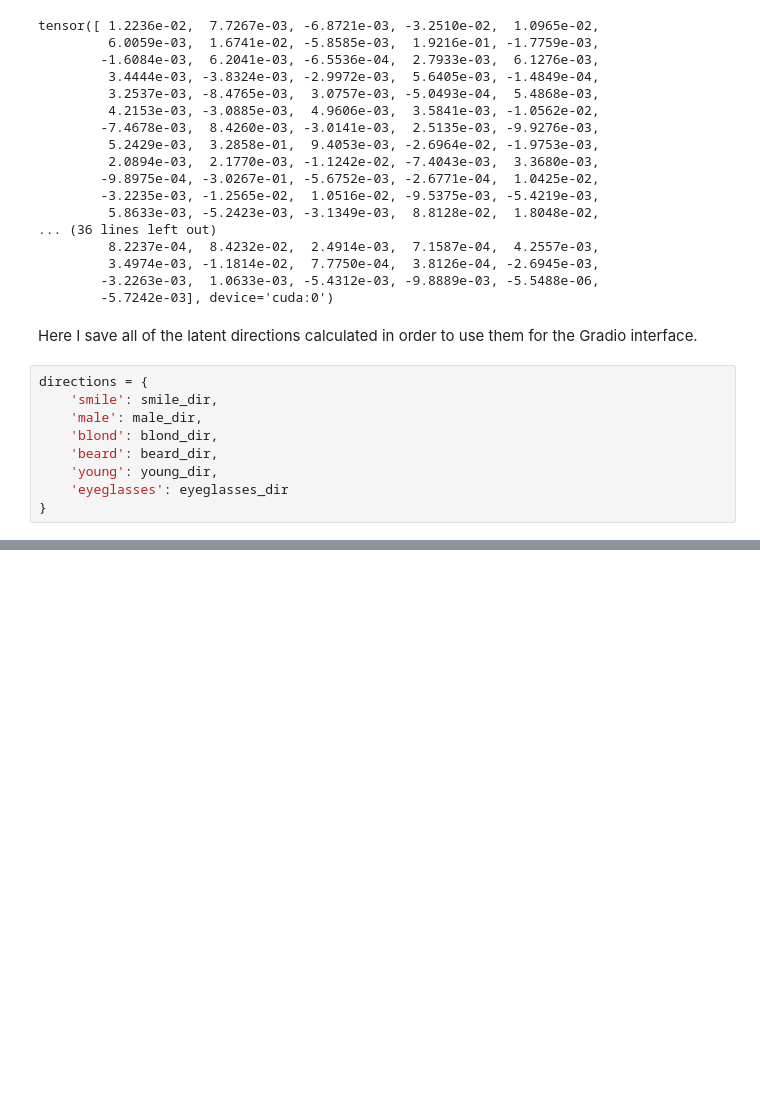
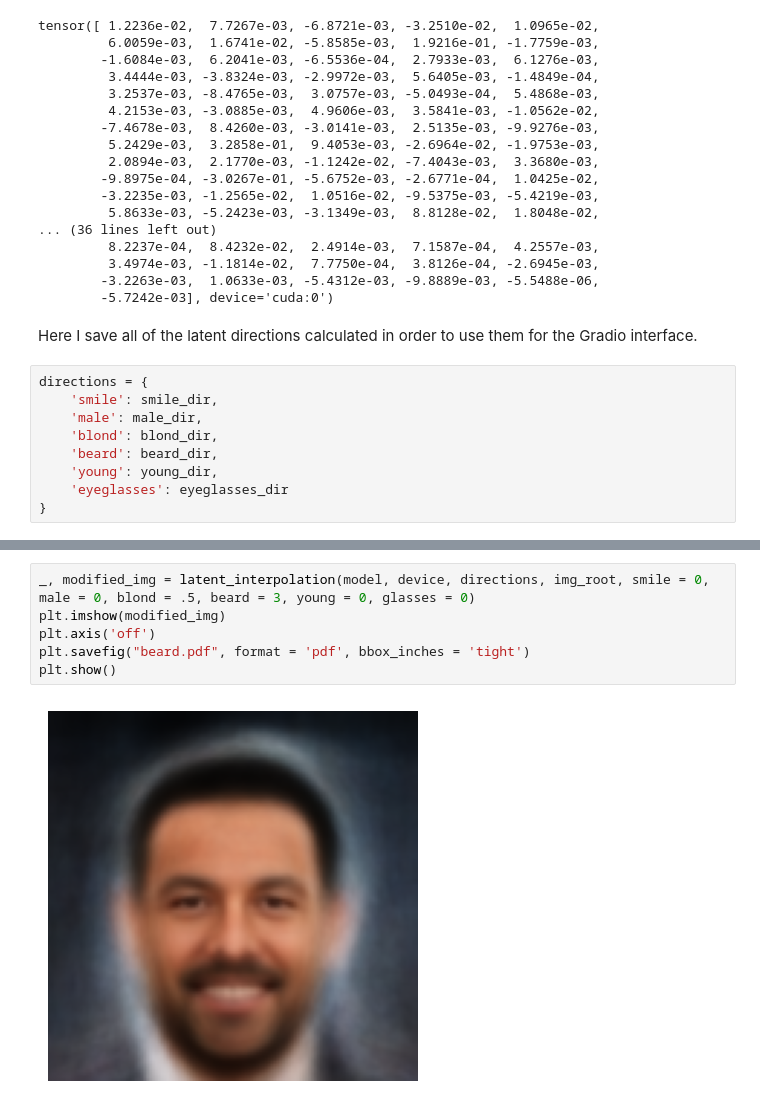
Before and after one commit to angelr-code/vae-project, a Jupyter notebook: notebooks/latent_manipulation.ipynb, the cells around one changed output, grey strips where cells are left out. Saved outputs shown, nothing was run; the diff lists cells and outputs as text; blank space fills up the shorter version.

```diff
--- a/notebooks/latent_manipulation.ipynb
+++ b/notebooks/latent_manipulation.ipynb
@@ -292,0 +267,8 @@ plt.axis('off')
+# %%
+_, modified_img = latent_interpolation(model, device, directions, img_root, smile = 0, male = 0, blond = .5, beard = 3, young = 0, glasses = 0)
+plt.imshow(modified_img)
+plt.axis('off')
+plt.savefig("beard.pdf", format = 'pdf', bbox_inches = 'tight')
+plt.show()
+# %% [output]
+[figure, added]
```
Also changed, not shown: parts of 22 cells of this notebook, 13 other files.
